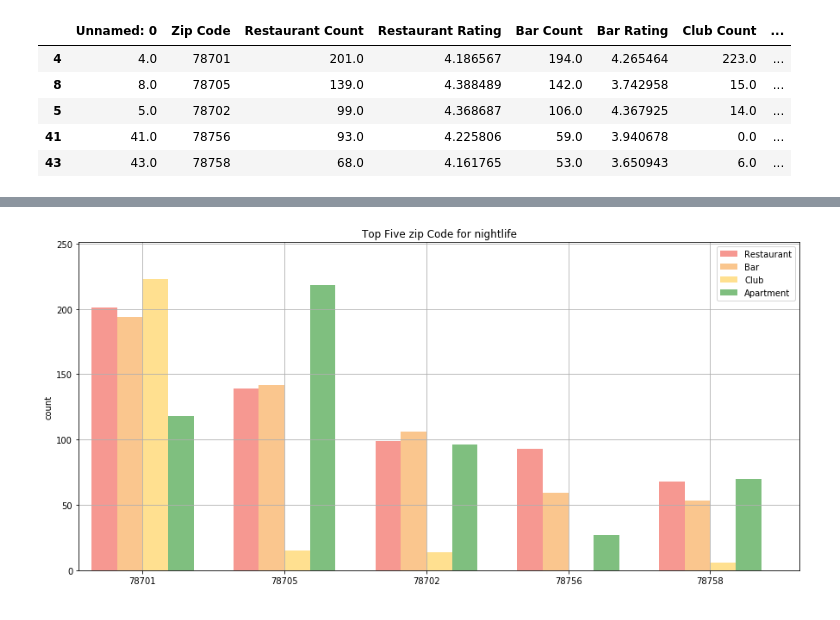
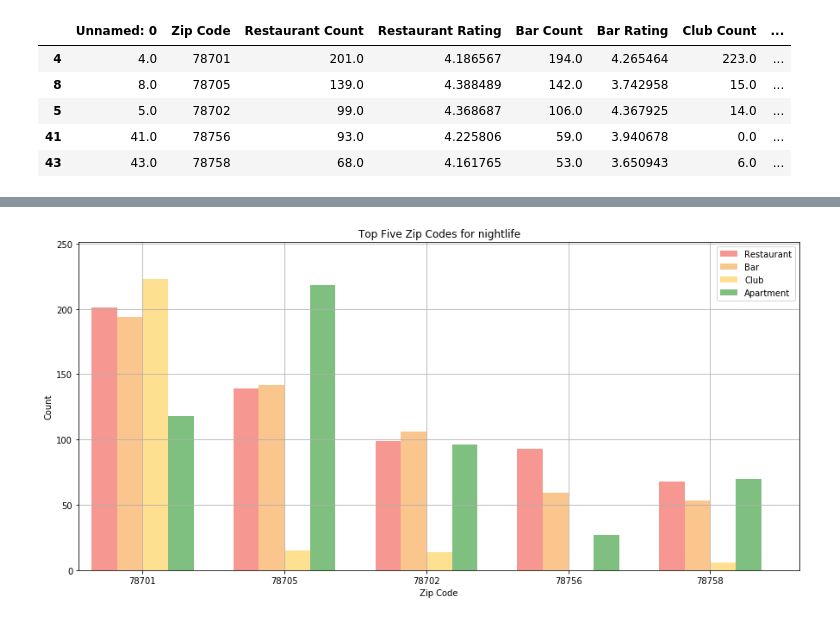
Before and after one commit to JoeDReynolds/yrelocate, a Jupyter notebook: single subplots.ipynb, the cells around one changed output, grey strips where cells are left out. Saved outputs shown, nothing was run; the diff lists cells and outputs as text; code cells hidden in the pictures.

```diff
--- a/single subplots.ipynb
+++ b/single subplots.ipynb
@@ -3,8 +3,8 @@ import pandas as pd
 import numpy as np
 import matplotlib.pyplot as plt
 # %%
-singe_bar_resturant=pd.read_csv("nightlife_data_combined.csv")
-singe_Apartment=pd.read_csv("final_grouped_Atx_Apartment.csv")
+singe_bar_resturant=pd.read_csv("data_sources/nightlife_data_combined.csv")
+singe_Apartment=pd.read_csv("data_sources/final_grouped_Atx_Apartment.csv")
 # %%
 singe_bar_resturant.head()
 # %% [output]
@@ -114,37 +114,38 @@ plt.bar([p + width*3 for p in pos],
         df['Apartments count'],
         # of width
         width,
         # with alpha 0.5
         alpha=0.5,
         # with color
         color='green',
         # with label the first value in first_name
         label=df['Zip Code'][3])
 
 
 # Set the y axis label
-ax.set_ylabel('count')
+ax.set_ylabel('Count')
+ax.set_xlabel('Zip Code')
 
 # Set the chart's title
-ax.set_title('Top Five zip Code for nightlife')
+ax.set_title('Top Five Zip Codes for nightlife')
 
 # Set the position of the x ticks
 ax.set_xticks([p +1.5* width for p in pos])
 
 # Set the labels for the x ticks
 ax.set_xticklabels(df['Zip Code'])
 
 # Setting the x-axis and y-axis limits
 plt.xlim(min(pos)-width, max(pos)+width*5)
 plt.ylim([0, max(df['Restaurant Count']+50)] )
 
 # Adding the legend and showing the plot
 plt.legend(['Restaurant', 'Bar', 'Club', 'Apartment'], loc='best')
 plt.grid()
+fig.savefig('Images/Top Five zip Code for nightlife.png')
 plt.show()
-fig.savefig('Top Five zip Code for nightlife.png')
 # %% [output]
-[figure, old version]
+[figure, new version]
 # %%
 Restaurant=df["Restaurant Count"][0]
 Bar=df["Bar Count"][0]
```
Also changed, not shown: parts of 3 cells of this notebook, 9 other files.
